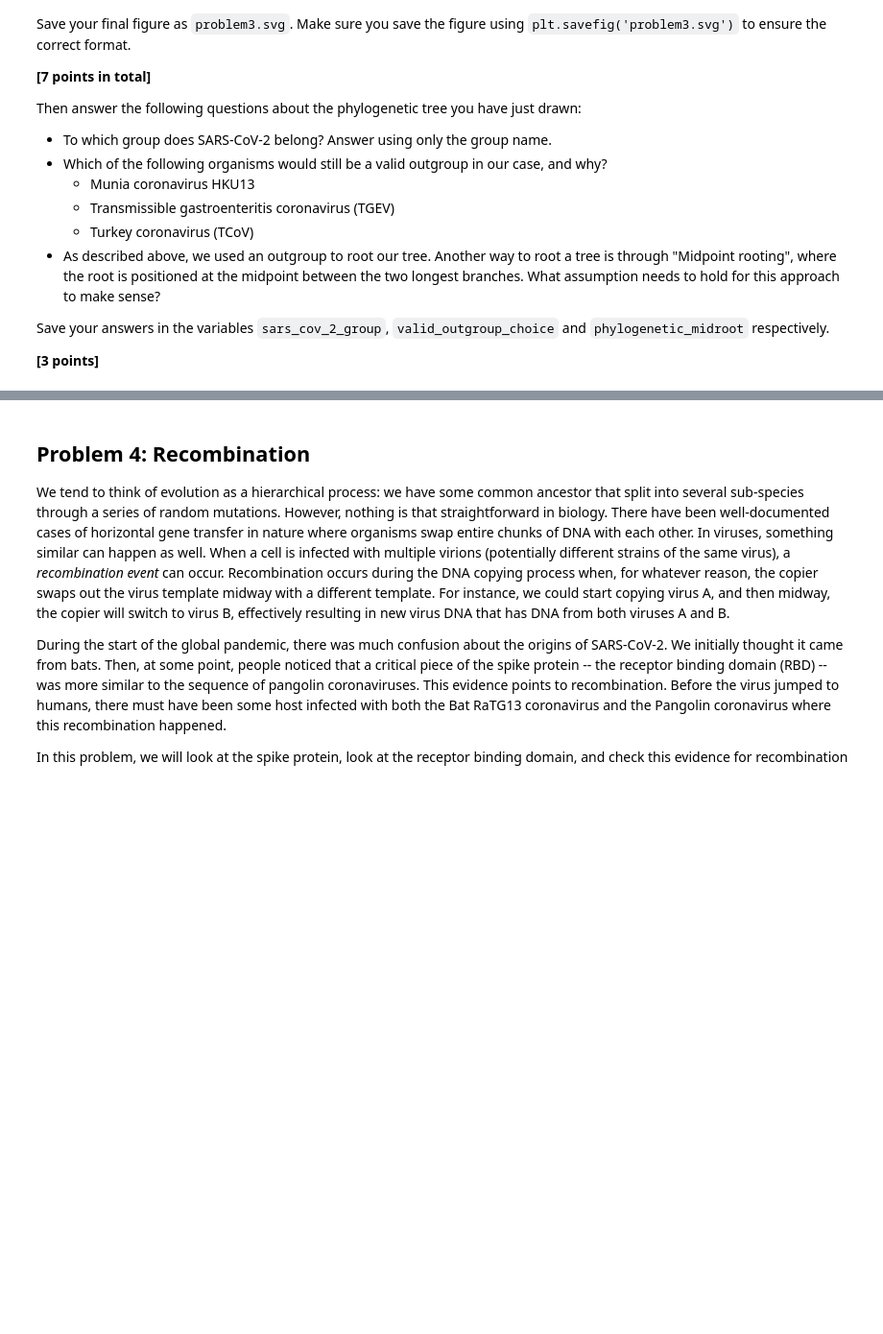
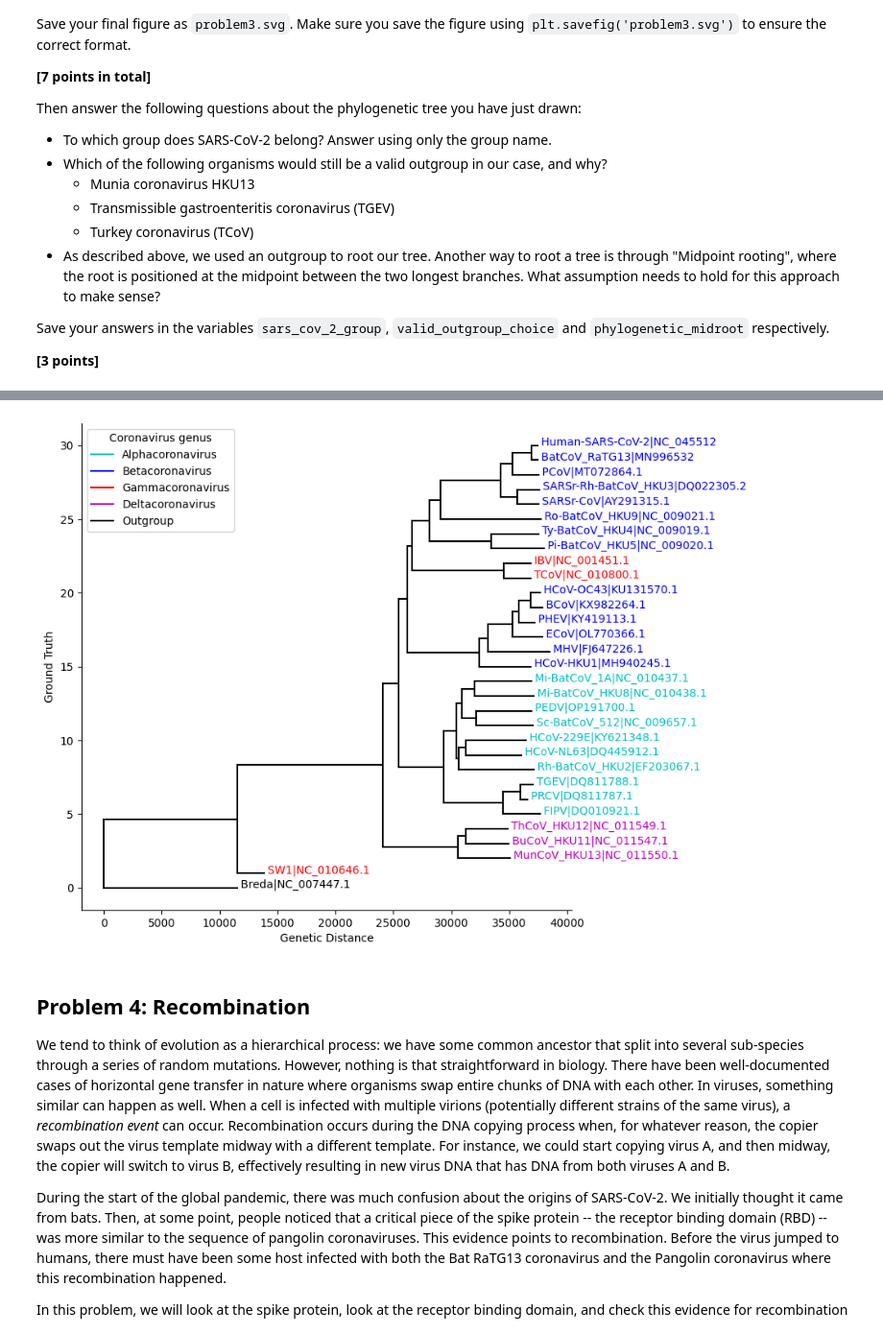
Before and after one commit to larissaavong/assign_phylo, a Jupyter notebook: phylo_workbook.ipynb, the cells around one changed output, grey strips where cells are left out. Shown at 96% size. Saved outputs shown, nothing was run; the diff lists cells and outputs as text; code cells hidden in the pictures; blank space fills up the shorter version.

```diff
--- a/phylo_workbook.ipynb
+++ b/phylo_workbook.ipynb
@@ -133,0 +208,56 @@ valid_outgroup_choice = """Which of the following organisms would still be a val
+# %%
+# Part D
+
+taxonomy = {}
+for label in labels:
+    accession = label.split('|')[-1]
+
+    with Entrez.efetch(
+        db="nucleotide",
+        id=accession,
+        rettype="gb",
+        retmode="text"
+    ) as handle:
+        record = SeqIO.read(handle, "genbank")
+
+    taxonomy[label] = {
+        "taxonomy": record.annotations.get("taxonomy", [])
+    }
+
+coronavirus_colours = {
+    "Alphacoronavirus": "c",
+    "Betacoronavirus": "b",
+    "Gammacoronavirus": "r",
+    "Deltacoronavirus": "m",
+    "Outgroup": "k"
+}
+
+# virus group is always in 1 index after orthocoronaviridae in taxonomy list
+virus_groups = {}
+for label, info in taxonomy.items():
+    lineage = info["taxonomy"]
+
+    if "Orthocoronavirinae" in lineage:
+        index = lineage.index("Orthocoronavirinae")
+        virus_groups[label] = lineage[index + 1]
+    else:
+        virus_groups[label] = "Outgroup"
+
+
+def colour_tree_labels(ax):
+    for text in ax.texts:
+        label = text.get_text().strip()
+        group = virus_groups.get(label, "Outgroup")
+        text.set_color(coronavirus_colours[group])
+
+fig, ax = plt.subplots(figsize=(8, 8))
+plot_nj_tree(rerooted, ax=ax)
+colour_tree_labels(ax)
+
+for group, colour in coronavirus_colours.items():
+    ax.plot([], [], color=colour, label=group)
+ax.legend(title="Coronavirus genus")
+plt.savefig("problem3.svg")
+plt.show()
+# %% [output]
+[figure, added]
```
Also changed, not shown: parts of 9 cells of this notebook, 2 other files.
